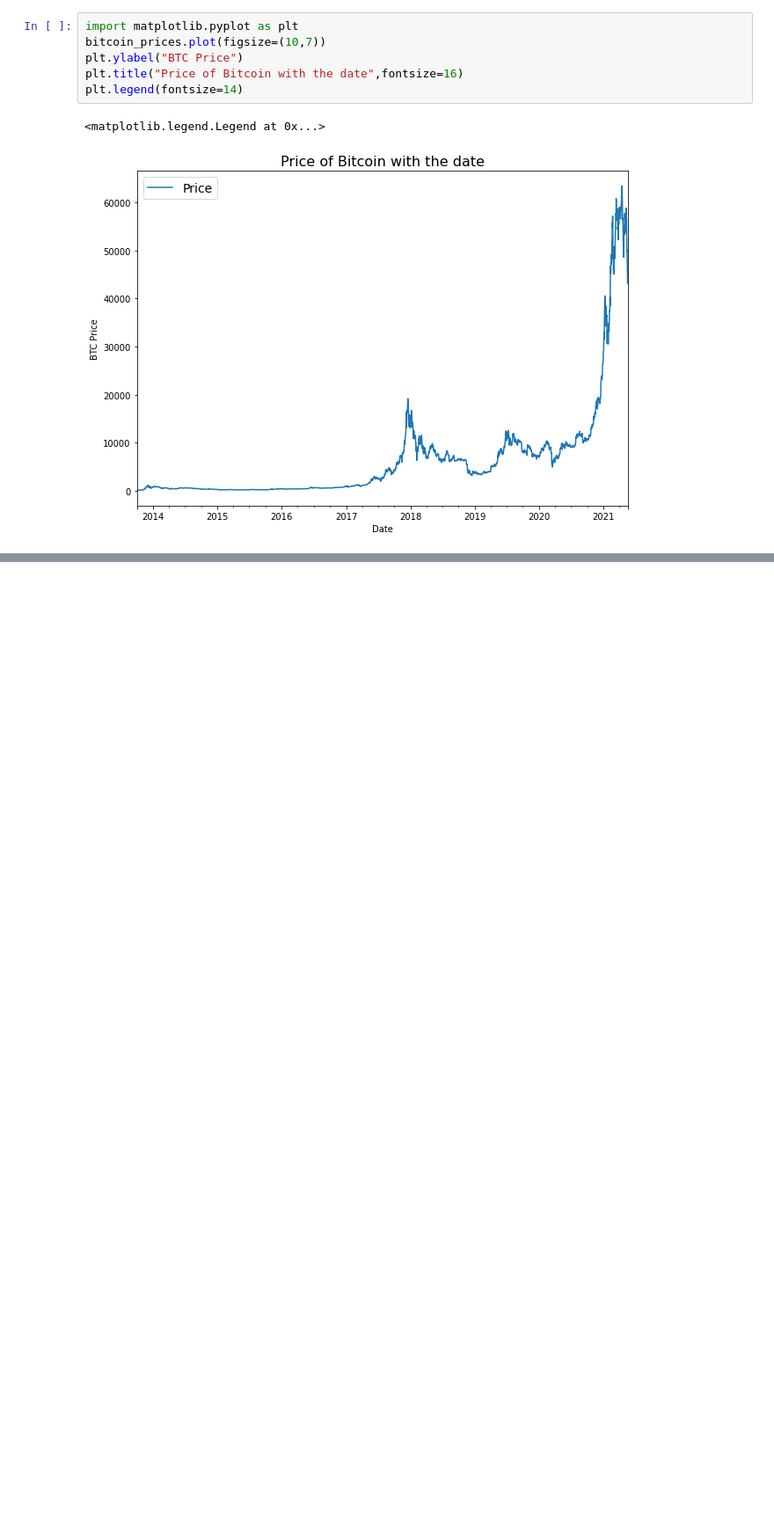
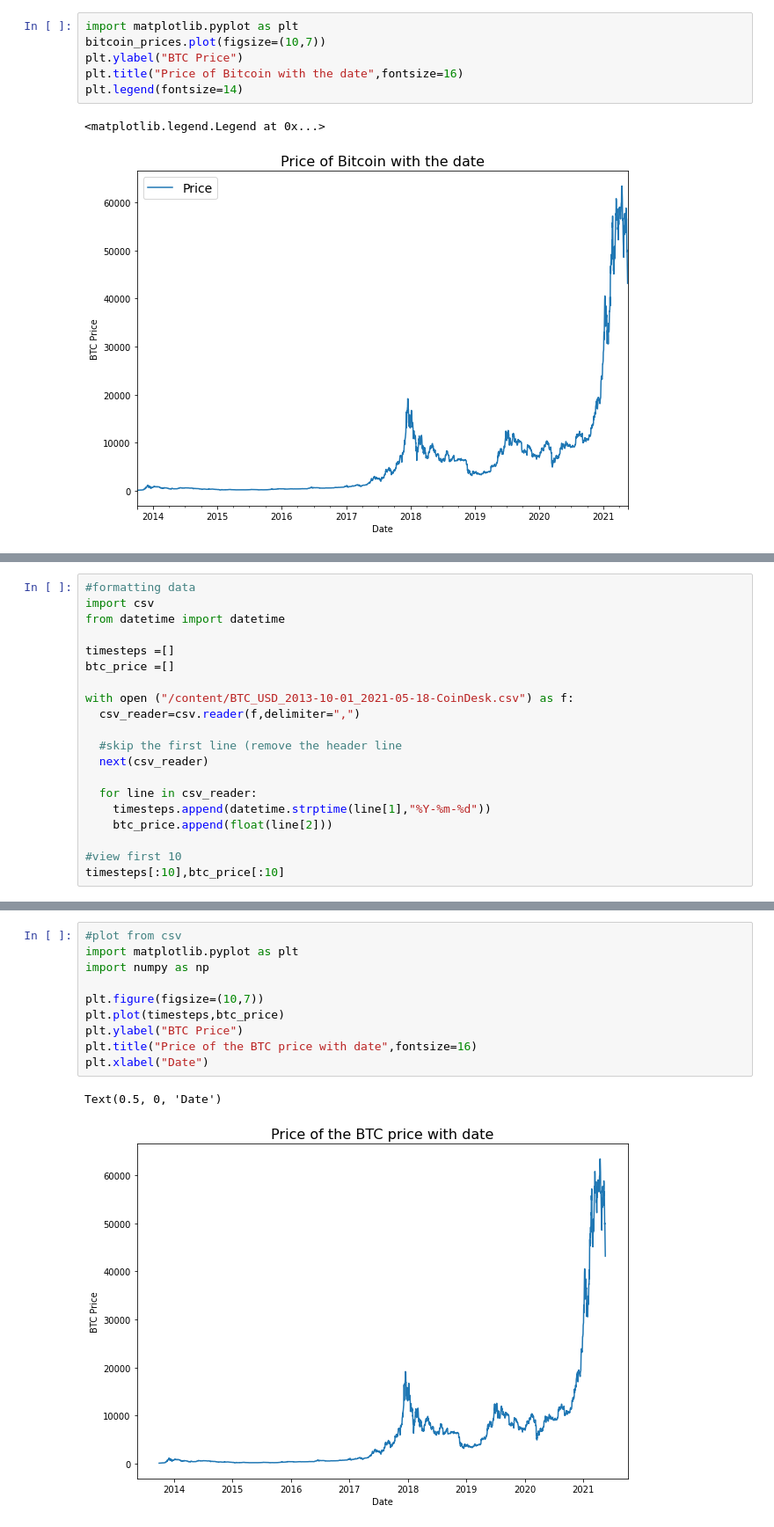
Before and after one commit to PasinduUkwatta/TensorFlow--Practise, a Jupyter notebook: 10_time_series_forecasting_with_tensorflow.ipynb, the cells around one changed output, grey strips where cells are left out. Shown: that part at 88% size. Cells and saved outputs as stored; diff of their text form; blank space fills up the shorter version.

```diff
--- a/10_time_series_forecasting_with_tensorflow.ipynb
+++ b/10_time_series_forecasting_with_tensorflow.ipynb
@@ -78,0 +81,20 @@ plt.legend(fontsize=14)
+# %%
+#formatting data
+import csv
+from datetime import datetime
+
+timesteps =[]
+btc_price =[]
+
+with open ("/content/BTC_USD_2013-10-01_2021-05-18-CoinDesk.csv") as f:
+  csv_reader=csv.reader(f,delimiter=",")
+
+  #skip the first line (remove the header line
+  next(csv_reader)
+
+  for line in csv_reader:
+    timesteps.append(datetime.strptime(line[1],"%Y-%m-%d"))
+    btc_price.append(float(line[2]))
+
+#view first 10
+timesteps[:10],btc_price[:10]
@@ -78,0 +122,13 @@ plt.legend(fontsize=14)
+# %%
+#plot from csv
+import matplotlib.pyplot as plt
+import numpy as np
+
+plt.figure(figsize=(10,7))
+plt.plot(timesteps,btc_price)
+plt.ylabel("BTC Price")
+plt.title("Price of the BTC price with date",fontsize=16)
+plt.xlabel("Date")
+# %% [output]
+Text(0.5, 0, 'Date')
+[figure, added]
```
Also changed, not shown: parts of 29 cells of this notebook, 1 other file.
